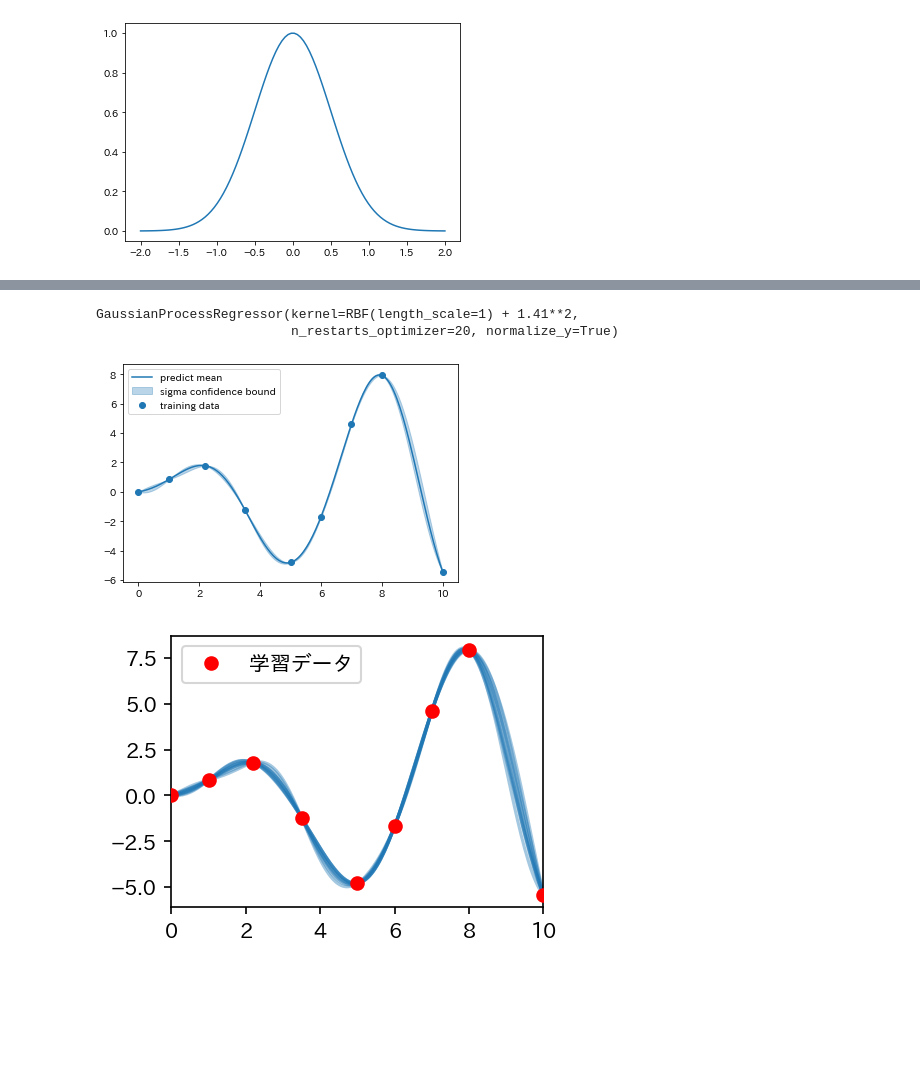
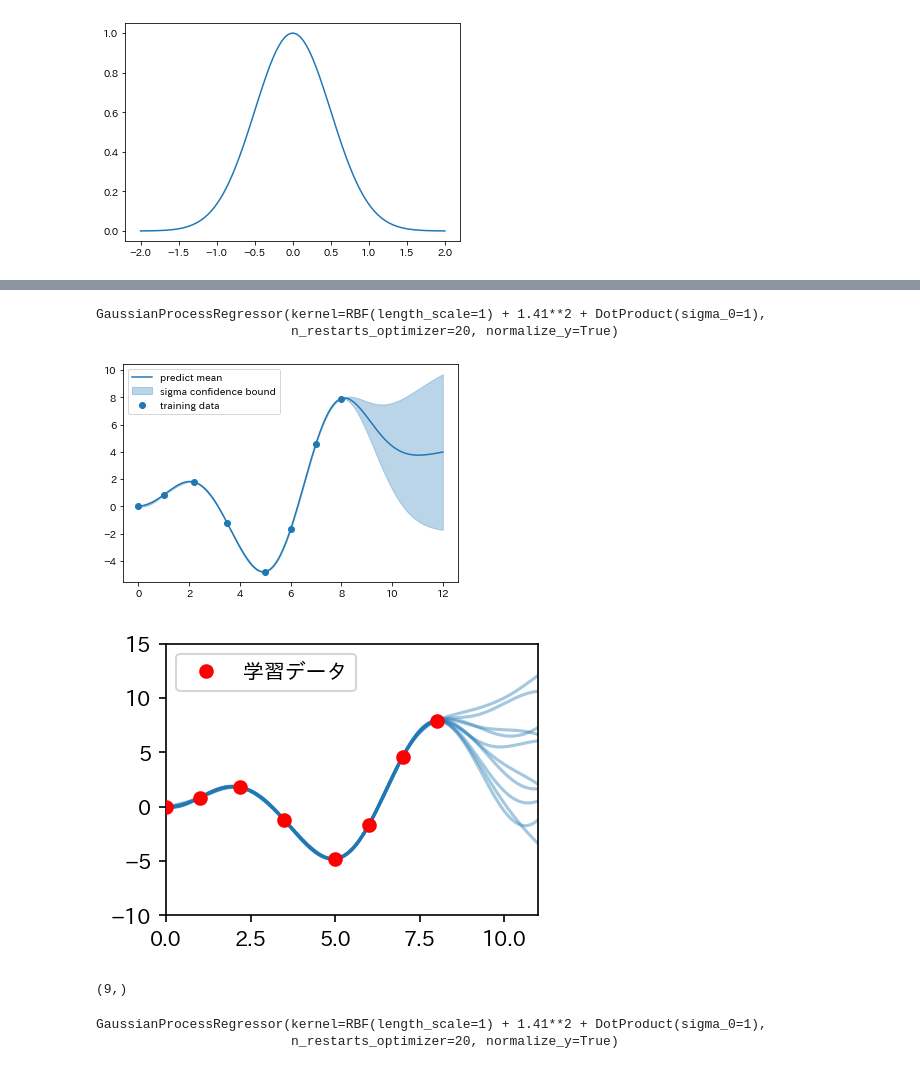
Before and after one commit to nkgvl/figures, a Jupyter notebook: gaussian process figure.ipynb, the cells around one changed output, grey strips where cells are left out. Drawn from its saved outputs; the diff is of its cells as text; code cells hidden in the pictures; blank space fills up the shorter version.

```diff
--- a/gaussian process figure.ipynb
+++ b/gaussian process figure.ipynb
@@ -22,6 +22,7 @@ plt.plot(X, kernel(X.reshape(-1, 1), np.array([[0.0]])))
 kernel = (
     kernels.RBF(1.)
     + kernels.ConstantKernel(2.0)
+    + kernels.DotProduct(1.0)
     # + kernels.WhiteKernel()
 )
 clf = GaussianProcessRegressor(
@@ -95,40 +96,41 @@ plt.show()
 # %%
 #  First the noiseless case
-x_train = np.atleast_2d([0, 1., 2.2, 3.5, 5., 6., 7., 8., 10]).T
+x_train = np.atleast_2d([0, 1., 2.2, 3.5, 5., 6., 7., 8.]).T
 
 # Observations
 y_train = f(x_train).ravel()
 clf.fit(x_train.reshape(-1, 1), y_train)
 # %% [output]
-GaussianProcessRegressor(kernel=RBF(length_scale=1) + 1.41**2,
+GaussianProcessRegressor(kernel=RBF(length_scale=1) + 1.41**2 + DotProduct(sigma_0=1),
                          n_restarts_optimizer=20, normalize_y=True)
 # %%
-x_test = np.linspace(0.0, 10.0, 200).reshape(-1, 1)
+x_test = np.linspace(0.0, 12.0, 200).reshape(-1, 1)
 pred_mean, pred_std = clf.predict(x_test, return_std=True)
 plt.plot(x_test[:, 0], pred_mean, color="C0", label="predict mean")
 plt.fill_between(
     x_test[:, 0],
     pred_mean + pred_std,
     pred_mean - pred_std,
     color="C0",
     alpha=0.3,
     label="sigma confidence bound",
 )
 plt.plot(x_train, y_train, "o", label="training data")
 # plt.title("prediction")
 plt.legend()
 plt.show()
 
 plt.figure(figsize=(4*0.8, 3*0.8), dpi=150)
 pred_mean, pred_std = clf.predict(x_test, return_std=True)
 y_samples = clf.sample_y(x_test, n_samples=10)
 plt.plot(x_train, y_train, "o", color="red", label="学習データ", zorder=10)
 for y_sample in y_samples.T:
     plt.plot(x_test, y_sample, "-", color="C0", alpha=0.4)
 # plt.title("prediction")
 plt.legend()
-plt.xlim(0, 10)
+plt.xlim(0, 11)
+plt.ylim(-10, 15)
 plt.show()
 # %% [output]
-[figure, old version]
+[figure, new version]
-[figure, old version]
+[figure, new version]
@@ -134,0 +147,9 @@ plt.show()
+# %%
+y_train.shape
+# %% [output]
+(9,)
+# %%
+clf.fit(x_train.reshape(-1, 1), y_train)
+# %% [output]
+GaussianProcessRegressor(kernel=RBF(length_scale=1) + 1.41**2 + DotProduct(sigma_0=1),
+                         n_restarts_optimizer=20, normalize_y=True)
```
Also changed, not shown: parts of 7 cells of this notebook.
